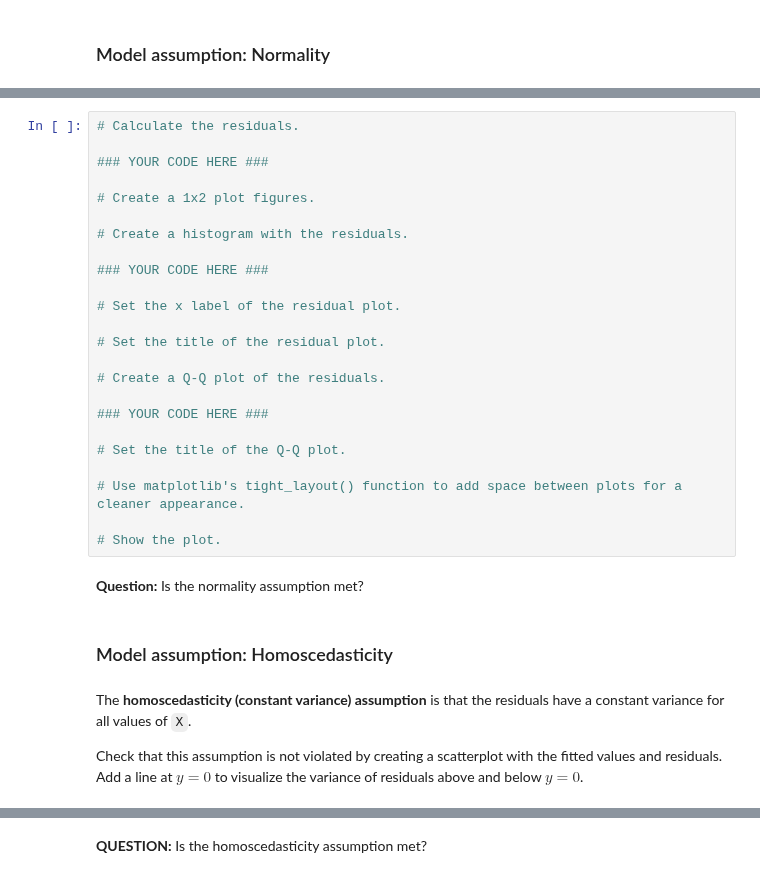
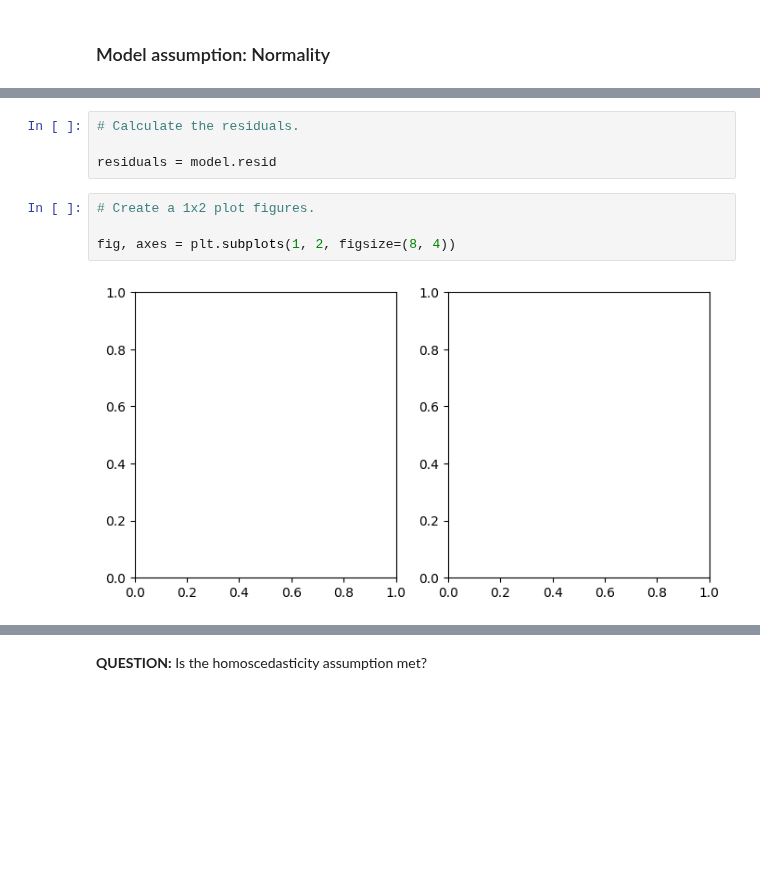
Before and after one commit to dyyland23-glitch/Marketing_Evaluate_simple_and_multiple_regression, a Jupyter notebook: Activity_Evaluate simple linear regression.ipynb, the cells around one changed output, grey strips where cells are left out. Saved outputs shown, nothing was run; the diff lists cells and outputs as text; blank space fills up the shorter version.

```diff
--- a/Activity_Evaluate simple linear regression.ipynb
+++ b/Activity_Evaluate simple linear regression.ipynb
@@ -420,32 +425,10 @@ Create two plots to check this assumption:
-# %%
-# Calculate the residuals.
-
-### YOUR CODE HERE ###
-
-# Create a 1x2 plot figures.
-
-# Create a histogram with the residuals.
-
-### YOUR CODE HERE ###
-
-# Set the x label of the residual plot.
-
-# Set the title of the residual plot.
-
-# Create a Q-Q plot of the residuals.
-
-### YOUR CODE HERE ###
-
-# Set the title of the Q-Q plot.
-
-# Use matplotlib's tight_layout() function to add space between plots for a cleaner appearance.
-
-# Show the plot.
-# %% [markdown]
-**Question:** Is the normality assumption met?
-# %% [markdown]
-### Model assumption: Homoscedasticity
-# %% [markdown]
-The **homoscedasticity (constant variance) assumption** is that the residuals have a constant variance for all values of `X`.
-
-Check that this assumption is not violated by creating a scatterplot with the fitted values and residuals. Add a line at $y = 0$ to visualize the variance of residuals above and below $y = 0$.
+# %%
+# Calculate the residuals.
+
+residuals = model.resid
+# %%
+# Create a 1x2 plot figures.
+
+fig, axes = plt.subplots(1, 2, figsize=(8, 4))
+# %% [output]
+[figure, added]
```
Also changed, not shown: parts of 14 cells of this notebook.
